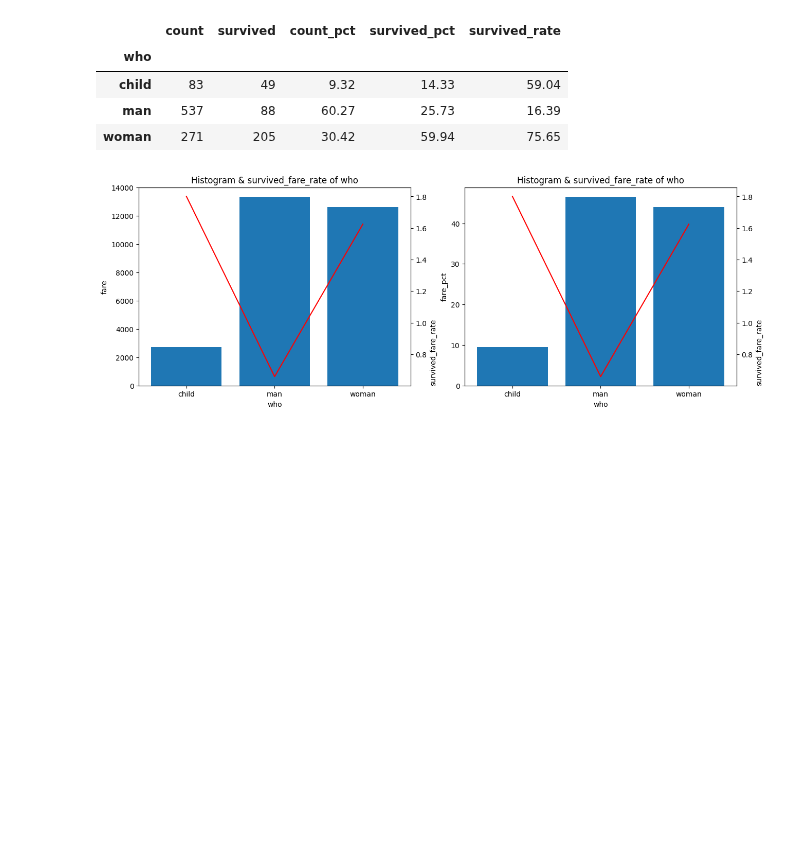
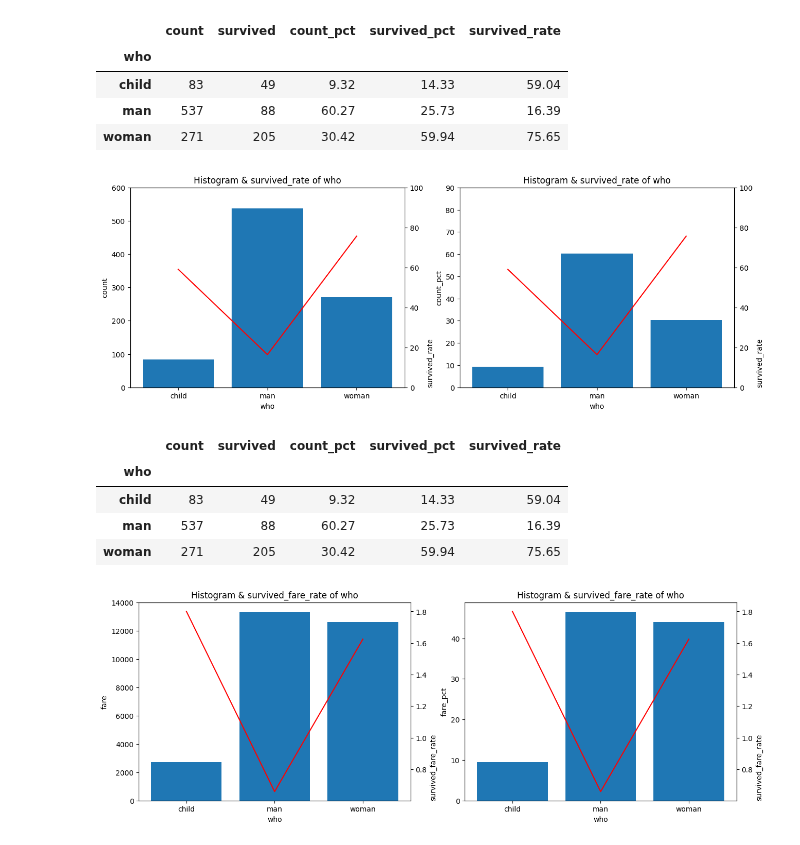
Before and after one commit to 0xdomyz/python_collection, a Jupyter notebook: data/analysis/sfa.ipynb, the cells around one changed output. Saved outputs shown, nothing was run; the diff lists cells and outputs as text; code cells hidden in the pictures; blank space fills up the shorter version.

```diff
--- a/data/analysis/sfa.ipynb
+++ b/data/analysis/sfa.ipynb
@@ -47,28 +47,32 @@ def calculate_signal(
 
     return _
 # %%
-def plot_bar_and_line(df, col, target_col, rotation=0):
+def plot_bar_and_line(
+    df, col, target_col, rotation=0, y_lim=(None,), y_lim2=(None,), ax2_y_lim=(None,)
+):
 
     _ = df
     fig, ax = plt.subplots(1, 2, figsize=(15, 5))
     x_ticks = _.index.astype(str)
     title = f"Histogram & {target_col} of {_.index.name}"
 
-    def func(ax, word):
+    def func(ax, word, y_lim=(None,), ax2_y_lim=(None,)):
 
         ax.bar(x_ticks, _[word])
         ax.set_xticks(x_ticks)
         ax.set_xticklabels(x_ticks, rotation=rotation)
         ax.set_xlabel(_.index.name)
         ax.set_ylabel(word, loc="center")
+        ax.set_ylim(*y_lim)
         ax.set_title(title)
 
         ax2 = ax.twinx()
         ax2.plot(x_ticks, _[target_col], color="red")
         ax2.set_ylabel(target_col, loc="bottom")
+        ax2.set_ylim(*ax2_y_lim)
 
-    func(ax[0], col)
-    func(ax[1], f"{col}_pct")
+    func(ax[0], col, y_lim=y_lim, ax2_y_lim=ax2_y_lim)
+    func(ax[1], f"{col}_pct", y_lim=y_lim2, ax2_y_lim=ax2_y_lim)
 
     plt.show()
 # %%
@@ -92,6 +96,25 @@ _.round(2)
 | child | 83 | 49 | 9.32 | 14.33 | 59.04 |
 | man | 537 | 88 | 60.27 | 25.73 | 16.39 |
 | woman | 271 | 205 | 30.42 | 59.94 | 75.65 |
+# %%
+_ = calculate_signal(df, target_col="survived", col="who")
+plot_bar_and_line(
+    _,
+    col="count",
+    target_col="survived_rate",
+    rotation=0,
+    y_lim=(0, 600),
+    y_lim2=(0, 90),
+    ax2_y_lim=(0, 100),
+)
+_.round(2)
+# %% [output]
+[figure, added]
+|  | count | survived | count_pct | survived_pct | survived_rate |
+| who |  |  |  |  |  |
+| child | 83 | 49 | 9.32 | 14.33 | 59.04 |
+| man | 537 | 88 | 60.27 | 25.73 | 16.39 |
+| woman | 271 | 205 | 30.42 | 59.94 | 75.65 |
 # %%
 _ = calculate_signal(df, target_col="survived", col="who", exposure_col="fare")
 plot_bar_and_line(_, col="fare", target_col="survived_fare_rate", rotation=0)
```
